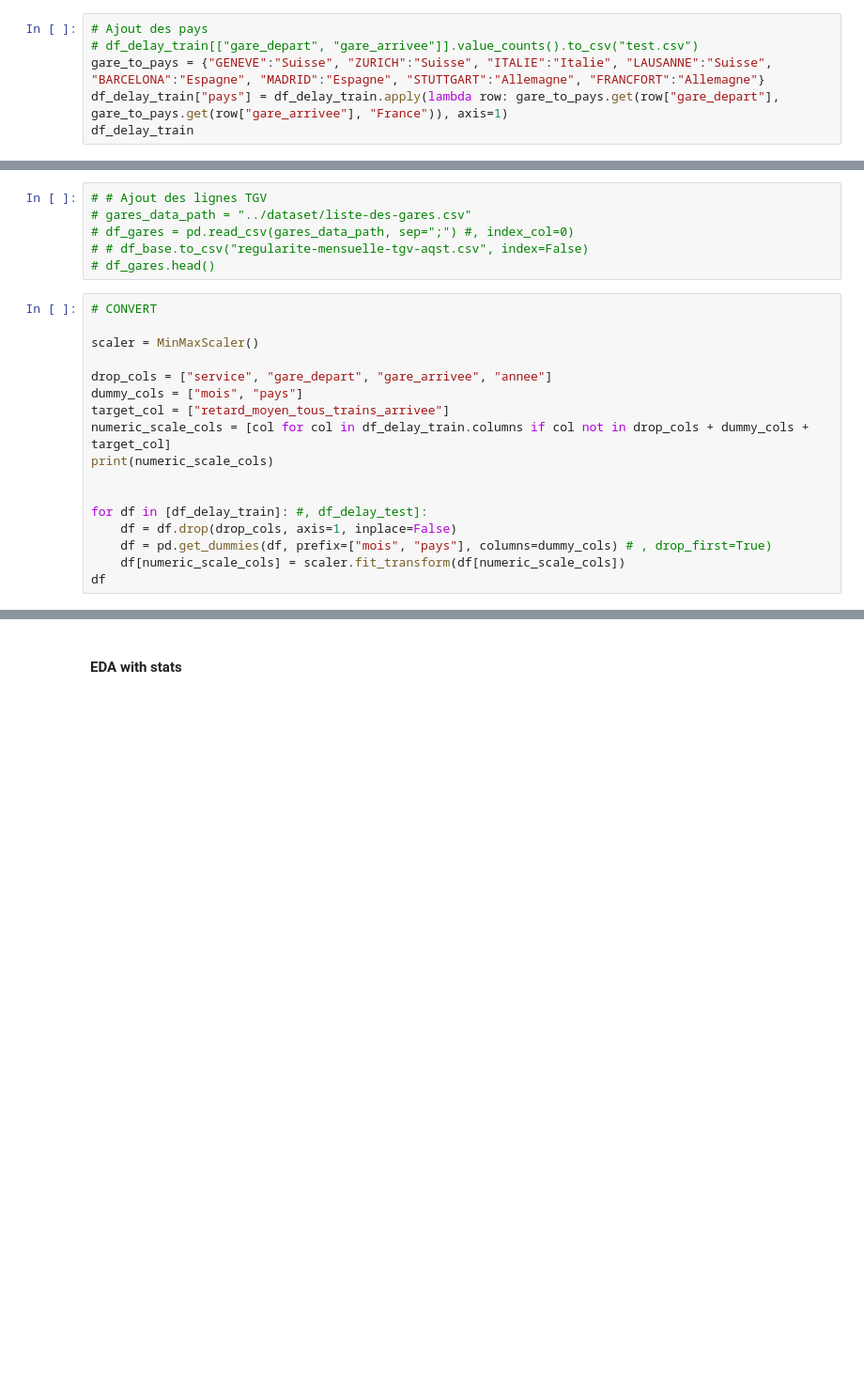
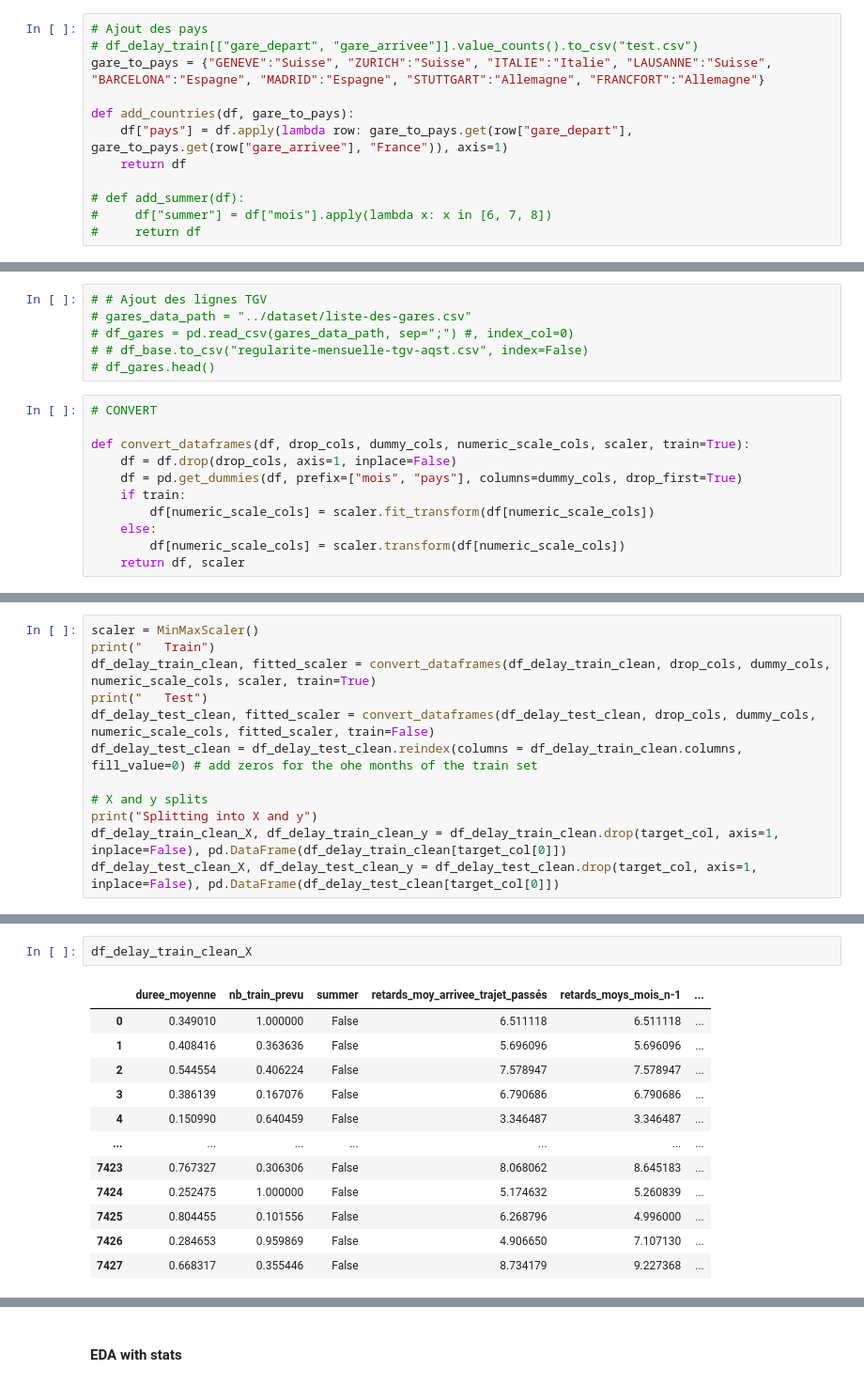
Before and after one commit to AxelV-hub/machine-learning-sncf-delay-estimation, a Jupyter notebook: notebooks/adrien.ipynb, the cells around one changed output, grey strips where cells are left out. Shown at 94% size. Cells and saved outputs as stored; diff of their text form; blank space fills up the shorter version.

```diff
--- a/notebooks/adrien.ipynb
+++ b/notebooks/adrien.ipynb
@@ -385,5 +326,11 @@ df_delay_train
 # Ajout des pays
 # df_delay_train[["gare_depart", "gare_arrivee"]].value_counts().to_csv("test.csv")
 gare_to_pays = {"GENEVE":"Suisse", "ZURICH":"Suisse", "ITALIE":"Italie", "LAUSANNE":"Suisse", "BARCELONA":"Espagne", "MADRID":"Espagne", "STUTTGART":"Allemagne", "FRANCFORT":"Allemagne"}
-df_delay_train["pays"] = df_delay_train.apply(lambda row: gare_to_pays.get(row["gare_depart"], gare_to_pays.get(row["gare_arrivee"], "France")), axis=1)
-df_delay_train
+
+def add_countries(df, gare_to_pays):
+    df["pays"] = df.apply(lambda row: gare_to_pays.get(row["gare_depart"], gare_to_pays.get(row["gare_arrivee"], "France")), axis=1)
+    return df
+
+# def add_summer(df):
+#     df["summer"] = df["mois"].apply(lambda x: x in [6, 7, 8])
+#     return df
@@ -420,17 +353,11 @@ df_delay_train
 # %%
 # CONVERT
 
-scaler = MinMaxScaler()
-
-drop_cols = ["service", "gare_depart", "gare_arrivee", "annee"]
-dummy_cols = ["mois", "pays"]
-target_col = ["retard_moyen_tous_trains_arrivee"]
-numeric_scale_cols = [col for col in df_delay_train.columns if col not in drop_cols + dummy_cols + target_col]
-print(numeric_scale_cols)
-
-
-for df in [df_delay_train]: #, df_delay_test]:
+def convert_dataframes(df, drop_cols, dummy_cols, numeric_scale_cols, scaler, train=True):
     df = df.drop(drop_cols, axis=1, inplace=False)
-    df = pd.get_dummies(df, prefix=["mois", "pays"], columns=dummy_cols) # , drop_first=True)
-    df[numeric_scale_cols] = scaler.fit_transform(df[numeric_scale_cols])
-df
+    df = pd.get_dummies(df, prefix=["mois", "pays"], columns=dummy_cols, drop_first=True)
+    if train:
+        df[numeric_scale_cols] = scaler.fit_transform(df[numeric_scale_cols])
+    else:
+        df[numeric_scale_cols] = scaler.transform(df[numeric_scale_cols])
+    return df, scaler
@@ -451,0 +420,12 @@ df
+# %%
+scaler = MinMaxScaler()
+print("   Train")
+df_delay_train_clean, fitted_scaler = convert_dataframes(df_delay_train_clean, drop_cols, dummy_cols, numeric_scale_cols, scaler, train=True)
+print("   Test")
+df_delay_test_clean, fitted_scaler = convert_dataframes(df_delay_test_clean, drop_cols, dummy_cols, numeric_scale_cols, fitted_scaler, train=False)
+df_delay_test_clean = df_delay_test_clean.reindex(columns = df_delay_train_clean.columns, fill_value=0) # add zeros for the ohe months of the train set
+
+# X and y splits
+print("Splitting into X and y")
+df_delay_train_clean_X, df_delay_train_clean_y = df_delay_train_clean.drop(target_col, axis=1, inplace=False), pd.DataFrame(df_delay_train_clean[target_col[0]])
+df_delay_test_clean_X, df_delay_test_clean_y = df_delay_test_clean.drop(target_col, axis=1, inplace=False), pd.DataFrame(df_delay_test_clean[target_col[0]])
@@ -451,0 +436,15 @@ df
+# %%
+df_delay_train_clean_X
+# %% [output]
+|  | duree_moyenne | nb_train_prevu | summer | retards_moy_arrivee_trajet_passés | retards_moys_mois_n-1 | ... |
+| 0 | 0.349010 | 1.000000 | False | 6.511118 | 6.511118 | ... |
+| 1 | 0.408416 | 0.363636 | False | 5.696096 | 5.696096 | ... |
+| 2 | 0.544554 | 0.406224 | False | 7.578947 | 7.578947 | ... |
+| 3 | 0.386139 | 0.167076 | False | 6.790686 | 6.790686 | ... |
+| 4 | 0.150990 | 0.640459 | False | 3.346487 | 3.346487 | ... |
+| ... | ... | ... | ... | ... | ... | ... |
+| 7423 | 0.767327 | 0.306306 | False | 8.068062 | 8.645183 | ... |
+| 7424 | 0.252475 | 1.000000 | False | 5.174632 | 5.260839 | ... |
+| 7425 | 0.804455 | 0.101556 | False | 6.268796 | 4.996000 | ... |
+| 7426 | 0.284653 | 0.959869 | False | 4.906650 | 7.107130 | ... |
+| 7427 | 0.668317 | 0.355446 | False | 8.734179 | 9.227368 | ... |
```
Also changed, not shown: parts of 20 cells of this notebook.
